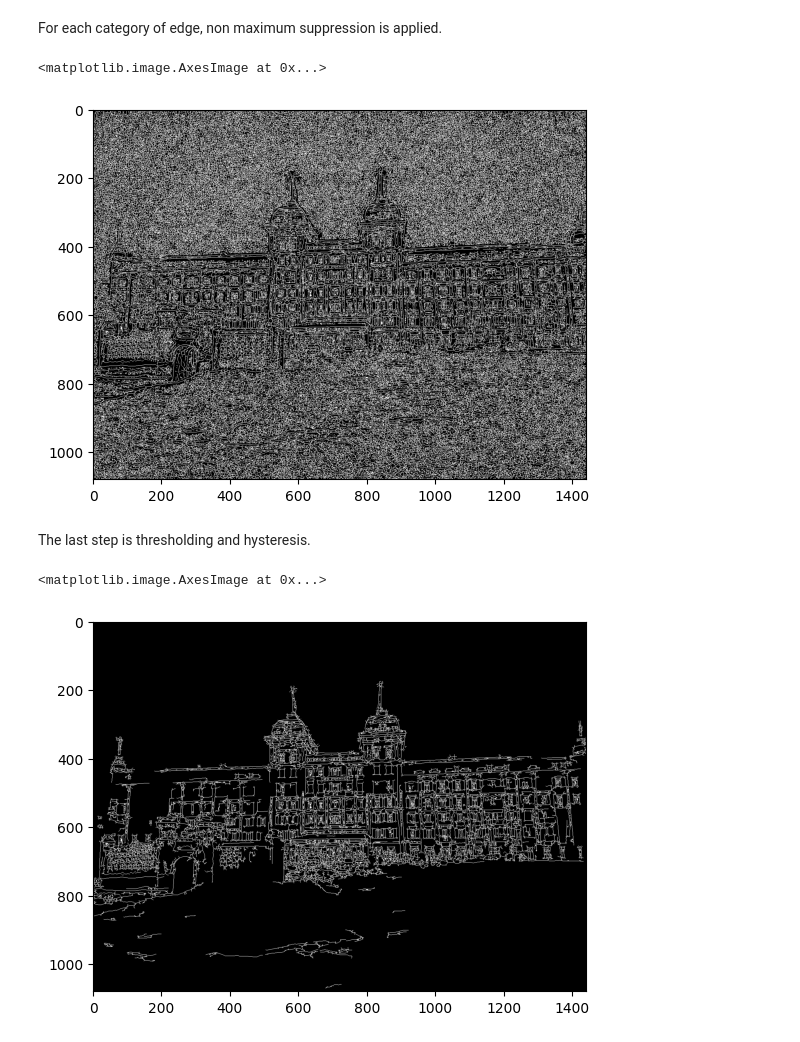
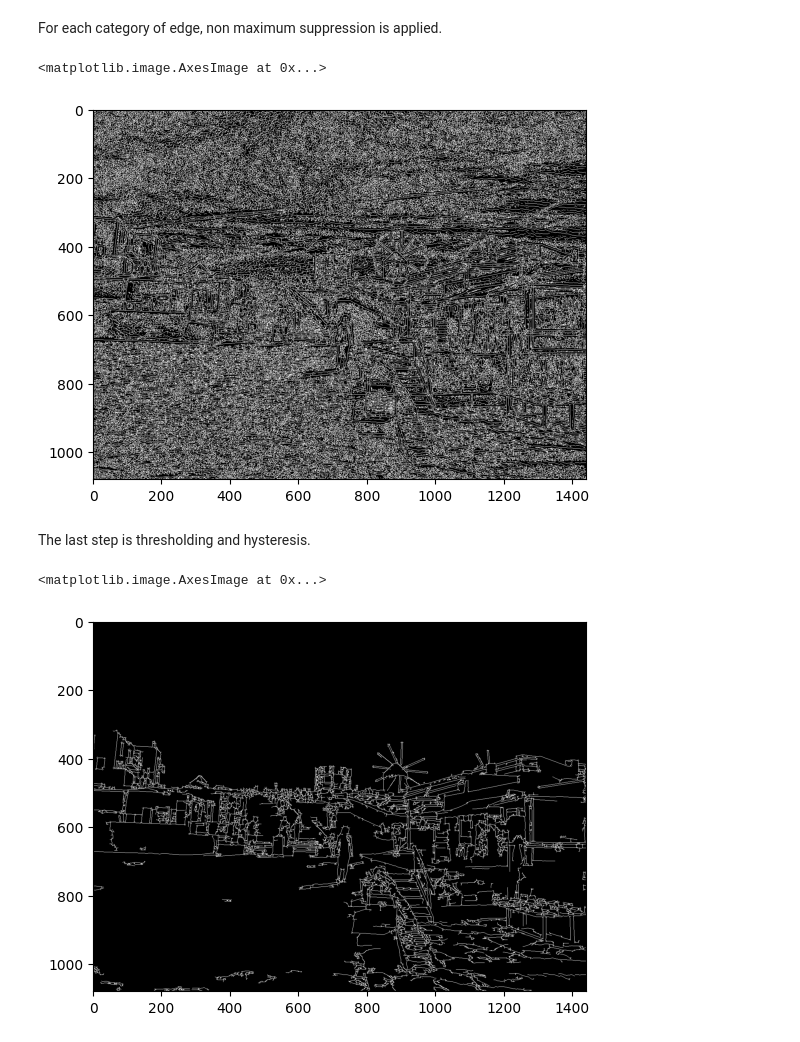
Before and after one commit to yv1es/computer_vision_scripts, a Jupyter notebook: canny_edge_detection.ipynb, the cells around one changed output. Drawn from its saved outputs; the diff is of its cells as text; code cells hidden in the pictures.

```diff
--- a/canny_edge_detection.ipynb
+++ b/canny_edge_detection.ipynb
@@ -14,8 +14,8 @@ mpl.rc('image', cmap='gray')  # tell matplotlib to use gray shades for grayscale
 Load a test image and convert it to grayscale with pixel values between 0.0 and 1.0.
 # %%
 # img_name = 'imgs/stmoritz.jpg'
-img_name = 'imgs/stmoritz_fhd.jpg'
-# img_name = 'imgs/mykonos_fhd.jpg'
+# img_name = 'imgs/stmoritz_fhd.jpg'
+img_name = 'imgs/mykonos_fhd.jpg'
 
 
 img = np.array(imread(img_name), dtype=float)
@@ -99,8 +99,8 @@ For each category of edge, non maximum suppression is applied.
 vert_mag = vertical * magnitude
 
 # move all pixels 1 pixel to the right
-vert_mag_rigth = np.roll(vert_mag, 1, axis=1)
-vert_mag_rigth[:, 0] = 0
+vert_mag_right = np.roll(vert_mag, 1, axis=1)
+vert_mag_right[:, 0] = 0
 
 # move all pixels 1 pixel to the right
 vert_mag_left = np.roll(vert_mag, -1, axis=1)
@@ -108,7 +108,7 @@ vert_mag_left[:, -1] = 0
 
 # compose mask
 vert_max_mask = np.zeros_like(vert_mag)
-vert_max_mask[(vert_mag_rigth < vert_mag) * (vert_mag_left < vert_mag)] = 1
+vert_max_mask[(vert_mag_right < vert_mag) * (vert_mag_left < vert_mag)] = 1
 
 
 
@@ -133,10 +133,10 @@ hor_max_mask[(hor_mag_up < hor_mag) * (hor_mag_down < hor_mag)] = 1
 
 # diag right = /
 # perform diag right non maximum supression
-diag_rigth_mag = diag_right * magnitude
+diag_right_mag = diag_right * magnitude
 
 # move all pixels 1 pixel to the right
-diag_right_mag_rd = np.roll(diag_rigth_mag, 1, axis=1)
+diag_right_mag_rd = np.roll(diag_right_mag, 1, axis=1)
 diag_right_mag_rd[:, 0] = 0
 
 # move all pixels 1 pixel down
@@ -145,16 +145,16 @@ diag_right_mag_rd[0, :] = 0
 
 
 # move all pixels 1 pixel to the right
-diag_rigth_mag_lu = np.roll(diag_rigth_mag, -1, axis=1)
-diag_rigth_mag_lu[:, -1] = 0
+diag_right_mag_lu = np.roll(diag_right_mag, -1, axis=1)
+diag_right_mag_lu[:, -1] = 0
 
 # move all pixels 1 pixel down
-diag_rigth_mag_lu = np.roll(diag_rigth_mag_lu, -1, axis=0)
-diag_rigth_mag_lu[-1, :] = 0
+diag_right_mag_lu = np.roll(diag_right_mag_lu, -1, axis=0)
+diag_right_mag_lu[-1, :] = 0
 
 # compose mask
-diag_rigth_max_mask = np.zeros_like(hor_mag)
-diag_rigth_max_mask[(diag_rigth_mag_lu < diag_rigth_mag) * (diag_right_mag_rd < diag_rigth_mag)] = 1
+diag_right_max_mask = np.zeros_like(hor_mag)
+diag_right_max_mask[(diag_right_mag_lu < diag_right_mag) * (diag_right_mag_rd < diag_right_mag)] = 1
 
 
 
@@ -186,17 +186,17 @@ diag_left_max_mask[(diag_left_mag_ur < diag_left_mag) * (diag_left_mag_ld < diag
 
 
 # apply the max_mask
-max_mask = hor_max_mask + vert_max_mask  + diag_rigth_max_mask + diag_left_max_mask
+max_mask = hor_max_mask + vert_max_mask  + diag_right_max_mask + diag_left_max_mask
 max_suppressed = max_mask * magnitude
 imshow(max_mask)
 # %% [output]
 <matplotlib.image.AxesImage at 0x...>
-[figure, old version]
+[figure, new version]
 # %% [markdown]
 The last step is thresholding and hysteresis.
 # %%
-H_THRESHOLD = 0.2
-L_THRESHOLD = 0.05
+H_THRESHOLD = 0.5
+L_THRESHOLD = 0.15
 
 
 hysteresis_mask = np.zeros_like(max_suppressed)
@@ -229,35 +229,31 @@ for i in range(H-2, 1, -1):
             hysteresis_mask[i, j] = 1
 
 for i in range(1, H-1):
     for j in range(W-2, 1, -1):
         if hysteresis_mask[i, j] != 0.5:
             continue
 
         m = max( hysteresis_mask[i-1, j-1], hysteresis_mask[i-1, j], hysteresis_mask[i-1, j+1],
                  hysteresis_mask[i, j-1],                hysteresis_mask[i, j+1],
                  hysteresis_mask[i+1, j-1], hysteresis_mask[i+1, j], hysteresis_mask[i+1, j+1] )
         if m == 1:
             hysteresis_mask[i, j] = 1
 
 for i in range(H-2, 1, -1):
     for j in range(1, W-1):
         if hysteresis_mask[i, j] != 0.5:
             continue
 
         m = max( hysteresis_mask[i-1, j-1], hysteresis_mask[i-1, j], hysteresis_mask[i-1, j+1],
                  hysteresis_mask[i, j-1],                hysteresis_mask[i, j+1],
                  hysteresis_mask[i+1, j-1], hysteresis_mask[i+1, j], hysteresis_mask[i+1, j+1] )
         if m == 1:
             hysteresis_mask[i, j] = 1
 
 
 out = np.zeros_like(hysteresis_mask)
 out[hysteresis_mask == 1] = 1
-
-
-# out = np.ones_like(out) - out
-
 imshow(out)
 # %% [output]
 <matplotlib.image.AxesImage at 0x...>
-[figure, old version]
+[figure, new version]
```
Also changed, not shown: parts of 5 cells of this notebook.
